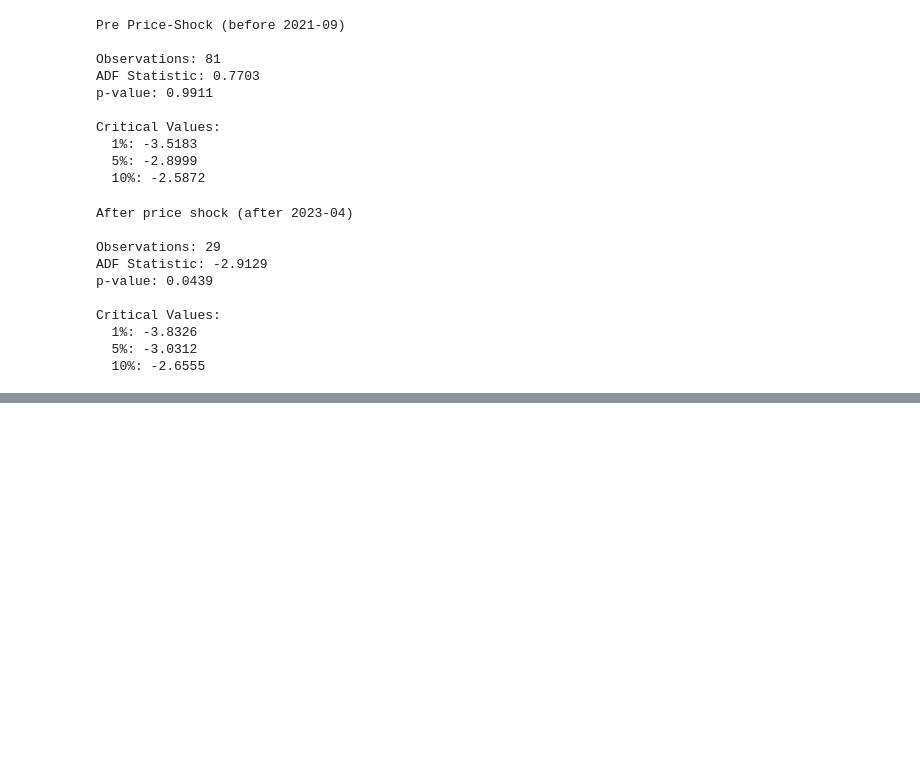
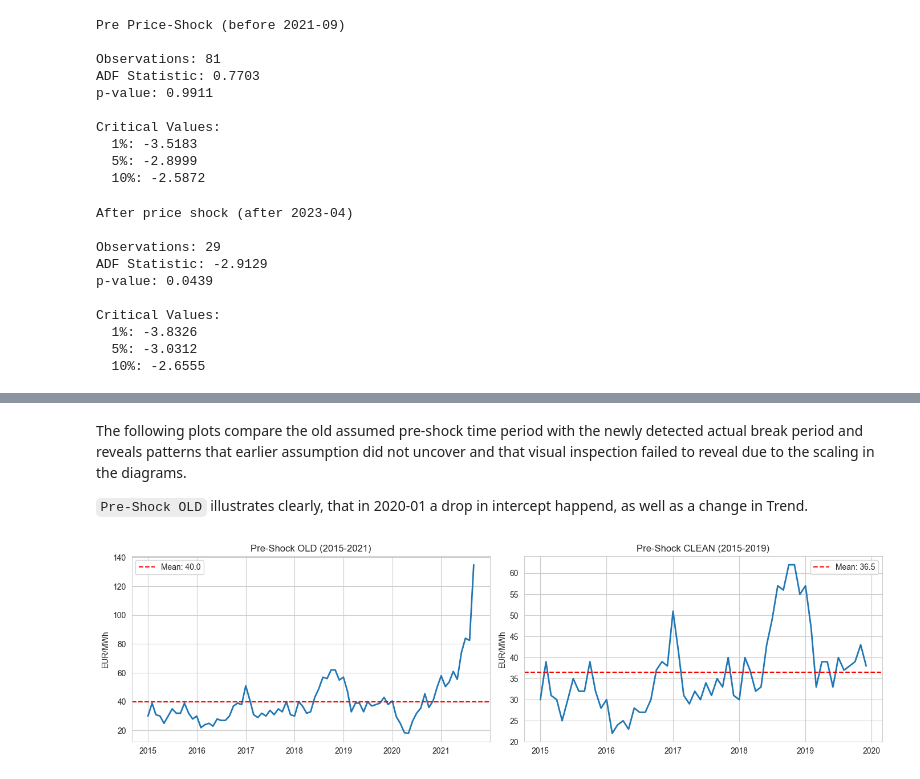
Before and after one commit to Pringlebot/austrian_electricity_prices_capstone, a Jupyter notebook: notebooks/eda/01_visual_EDA_and_time_series_decomposition.ipynb, the cells around one changed output, grey strips where cells are left out. Saved outputs shown, nothing was run; the diff lists cells and outputs as text; code cells hidden in the pictures; blank space fills up the shorter version.

```diff
--- a/notebooks/eda/01_visual_EDA_and_time_series_decomposition.ipynb
+++ b/notebooks/eda/01_visual_EDA_and_time_series_decomposition.ipynb
@@ -1481,0 +1476,30 @@ Ziv-Andrews Test:
+# %% [markdown]
+The following plots compare the old assumed pre-shock time period with the newly detected actual break period and reveals patterns that earlier assumption did not uncover and that visual inspection failed to reveal due to the scaling in the diagrams.
+
+`Pre-Shock OLD` illustrates clearly, that in 2020-01 a drop in intercept happend, as well as a change in Trend.
+# %%
+import matplotlib.pyplot as plt
+
+#new period: y_pre_clean (2015-2019-01)
+y_pre_clean = y.loc[:'2019-12']
+
+fig, axes = plt.subplots(1, 2, figsize=(14, 4))
+
+# Plot 1: y_pre_old (2015-2021-09)
+axes[0].plot(y_pre.index, y_pre.values, linewidth=2)
+axes[0].axhline(y_pre.mean(), color='red', linestyle='--', label=f'Mean: {y_pre.mean():.1f}')
+axes[0].set_title('Pre-Shock OLD (2015-2021)')
+axes[0].set_ylabel('EUR/MWh')
+axes[0].legend()
+
+# Plot 2: y_pre_clean (2015-2019-12)
+axes[1].plot(y_pre_clean.index, y_pre_clean.values, linewidth=2)
+axes[1].axhline(y_pre_clean.mean(), color='red', linestyle='--', label=f'Mean: {y_pre_clean.mean():.1f}')
+axes[1].set_title('Pre-Shock CLEAN (2015-2019)')
+axes[1].set_ylabel('EUR/MWh')
+axes[1].legend()
+
+plt.tight_layout()
+plt.show()
+# %% [output]
+[figure, added]
```
Also changed, not shown: parts of 18 cells of this notebook, 2 other files.
